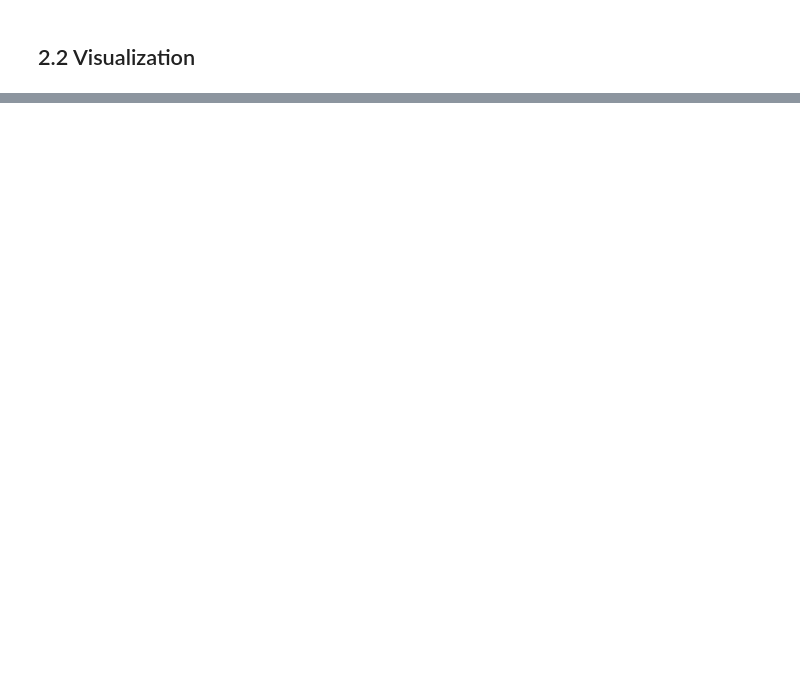
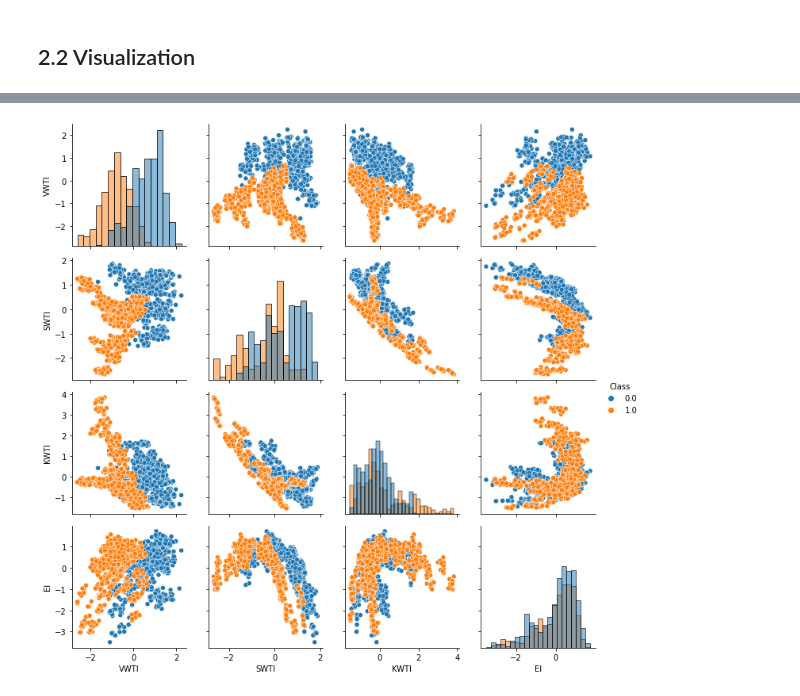
Before and after one commit to DominguesPH/ES, a Jupyter notebook: uci_banknote_authentication_classification.ipynb, the cells around one changed output, grey strips where cells are left out. Saved outputs shown, nothing was run; the diff lists cells and outputs as text; code cells hidden in the pictures; blank space fills up the shorter version.

```diff
--- a/uci_banknote_authentication_classification.ipynb
+++ b/uci_banknote_authentication_classification.ipynb
@@ -85,0 +94,3 @@ Null Values     0     0     0   0      0
+# %%
+standardized_data = dataset.standardize(flag_update_data=True)
+standardized_data.describe()
@@ -141,0 +173,4 @@ scatter_plot(Xpreprocessed, ypreprocessed, (10,10))
+# %%
+grid_plot(standardized_data.assign(Class = y), 'Class')
+# %% [output]
+[figure, added]
```
Also changed, not shown: parts of 29 cells of this notebook, 1 other file.
